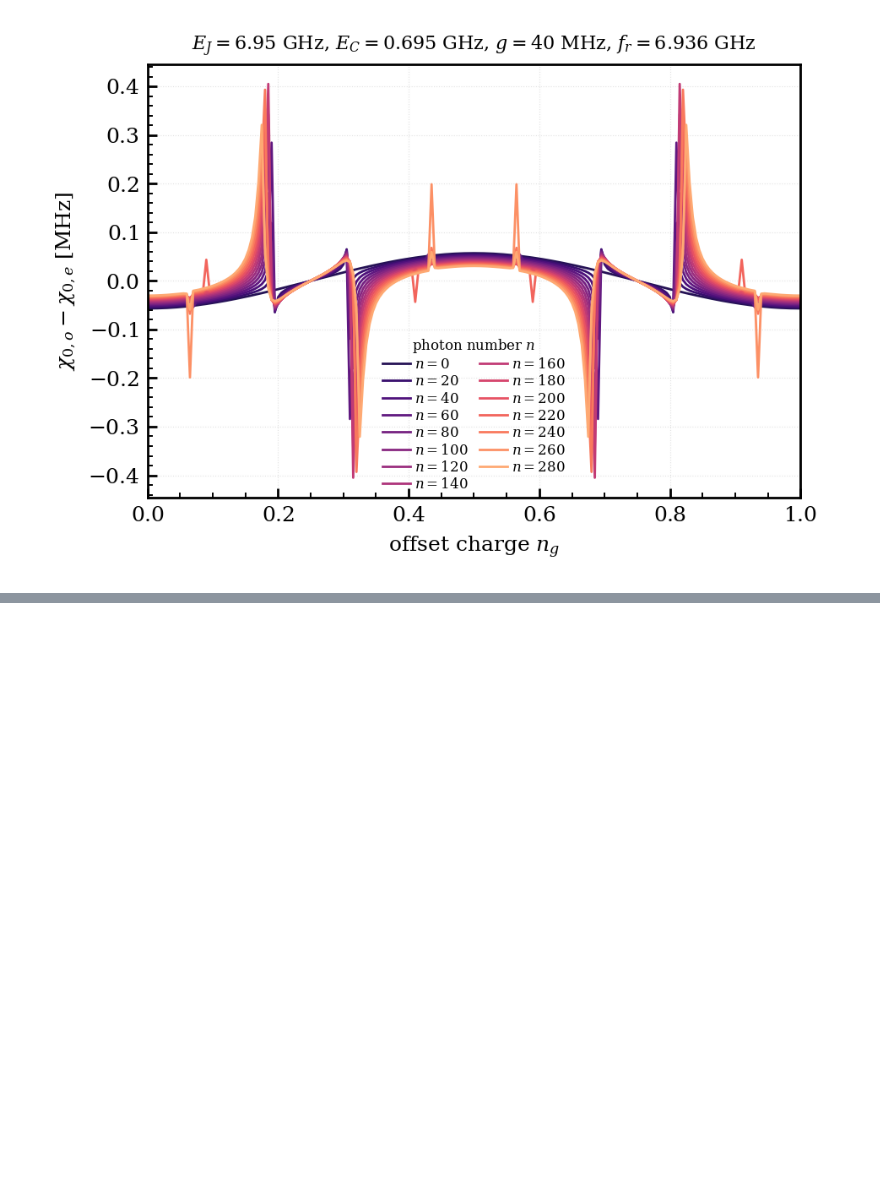
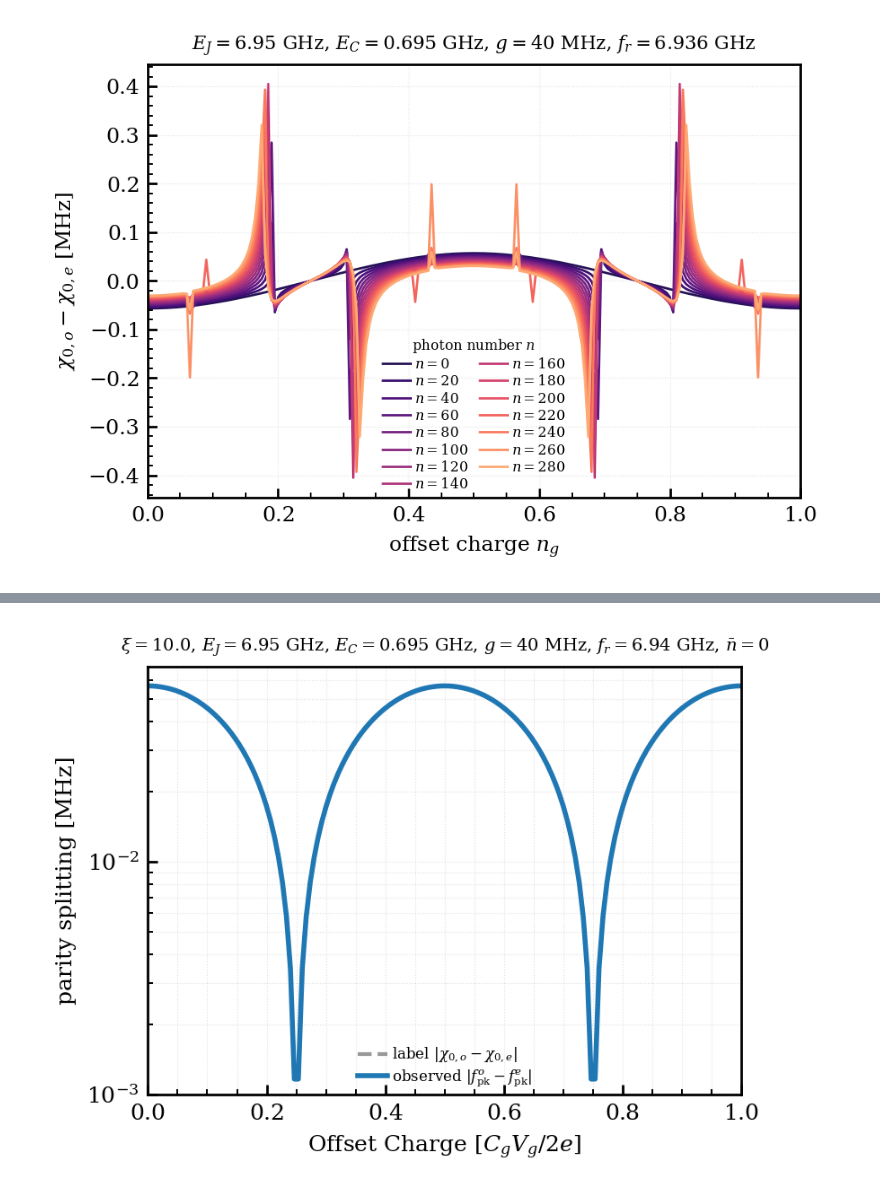
Before and after one commit to WashU-Astroparticle-Lab/qpd, a Jupyter notebook: notebooks/qpd_jc.ipynb, the cells around one changed output, grey strips where cells are left out. Saved outputs shown, nothing was run; the diff lists cells and outputs as text; code cells hidden in the pictures; blank space fills up the shorter version.

```diff
--- a/notebooks/qpd_jc.ipynb
+++ b/notebooks/qpd_jc.ipynb
@@ -615,0 +637,12 @@ plt.show()
+# %%
+# f_10 has charge dispersion; placing f_r inside that band forces a
+# qubit-resonator resonance (anticrossing) somewhere in n_g in [0, 1].
+g = COUPLING_G_HZ_S9                      # WashU readout coupling (40 MHz)
+fr_disp = RESONATOR_FREQ_HZ              # far detuned -> true dispersive regime
+
+f10_0  = np.diff(qpd.solve_eigensystem(0.0)[0][:2])[0] / qpd.PLANCK_EV_S
+f10_05 = np.diff(qpd.solve_eigensystem(0.5)[0][:2])[0] / qpd.PLANCK_EV_S
+fr_resonant = 0.5 * (f10_0 + f10_05)     # sits in the f_10 band -> crossing
+print(f"f10(ng=0)={f10_0/GHZ:.3f} GHz, f10(ng=0.5)={f10_05/GHZ:.3f} GHz")
+print(f"dispersive f_r = {fr_disp/GHZ:.3f} GHz   |   "
+      f"resonant f_r = {fr_resonant/GHZ:.3f} GHz   |   g = {g/1e6:.0f} MHz")
@@ -615,0 +706,7 @@ plt.show()
+# %%
+fig, ax = qpd.plot_observed_peak_vs_ng(
+    readout_freq_hz=fr_disp, coupling_g_hz=g, n_bar=0,
+    offset_charges=np.linspace(0, 1, 151))
+plt.show()
+# %% [output]
+[figure, added]
```
Also changed, not shown: parts of 13 cells of this notebook, 1 other file.
